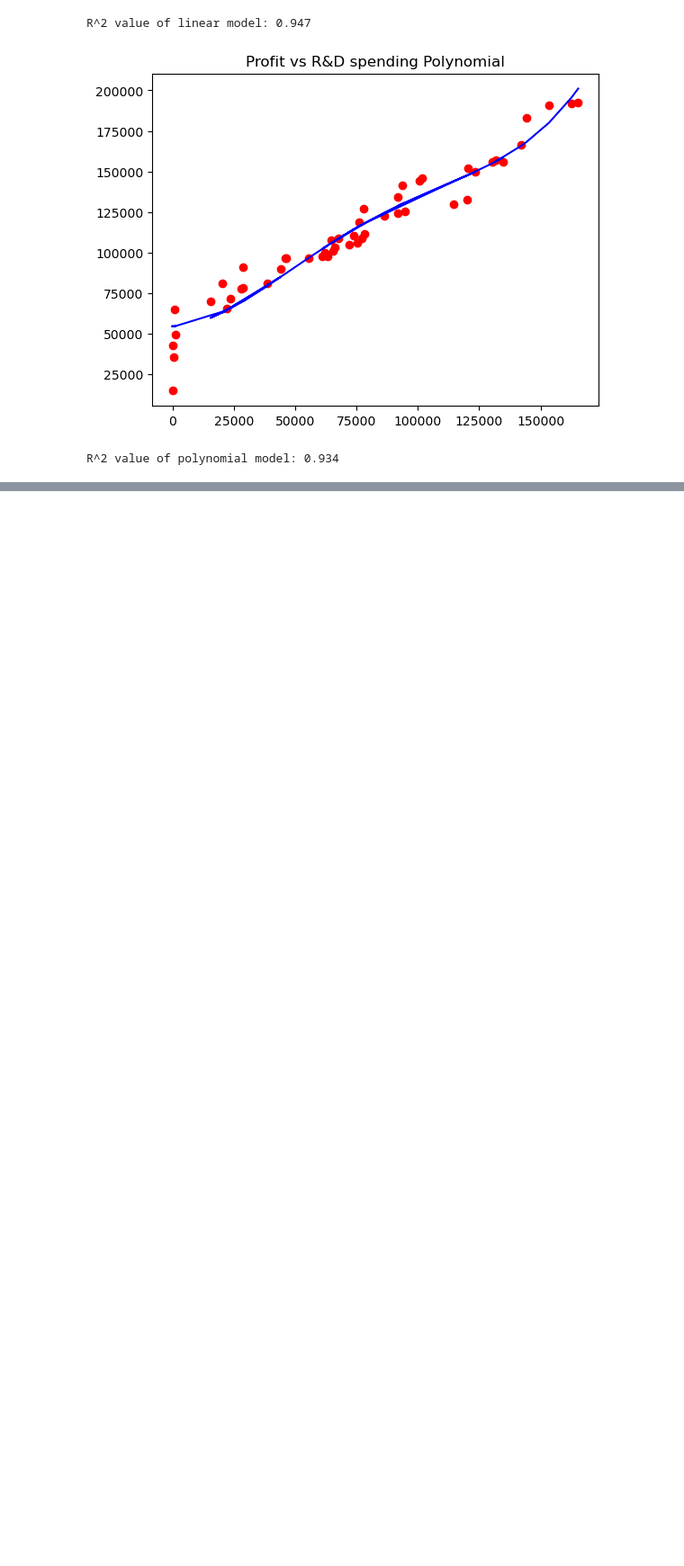
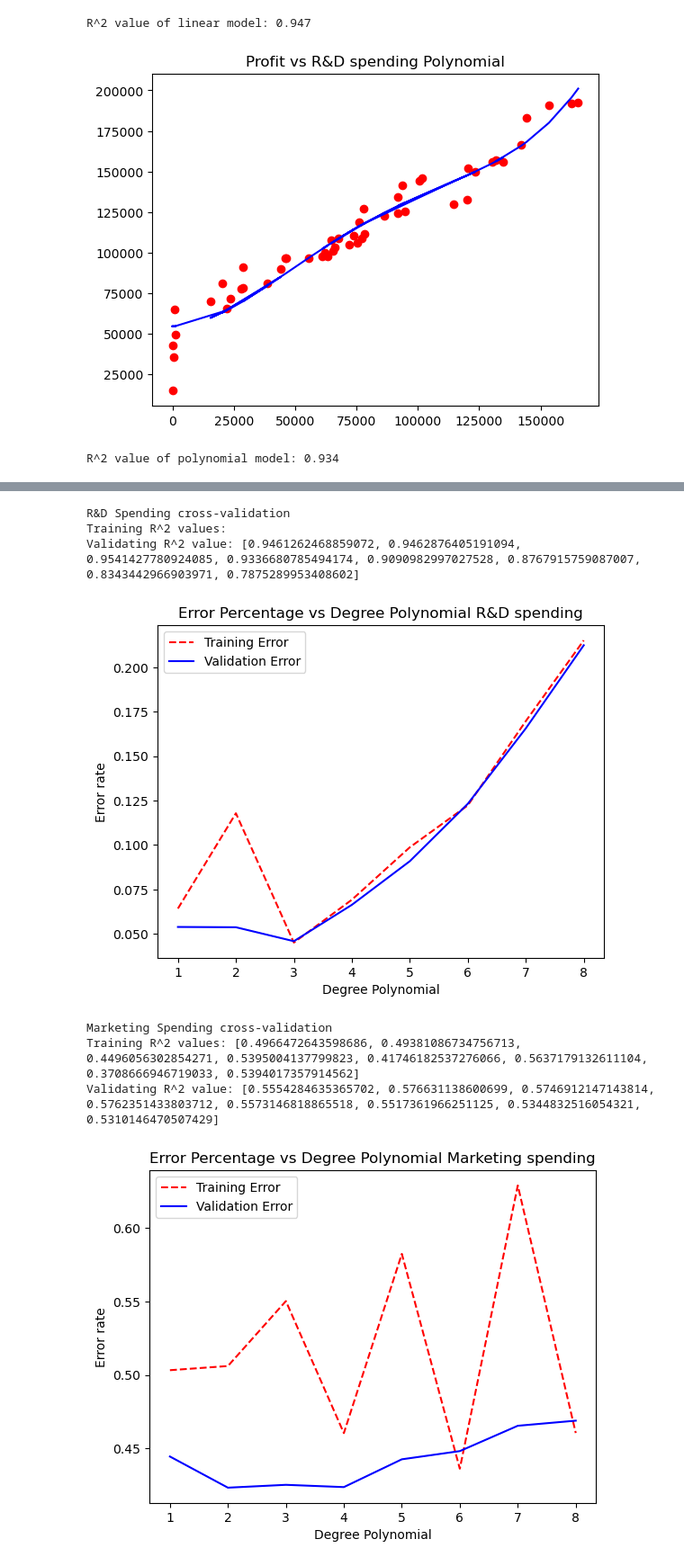
Before and after one commit to graemebeatie/cs4400_assignments, a Jupyter notebook: in_class_cross_validation.ipynb, the cells around one changed output, grey strips where cells are left out. Shown at 90% size. Drawn from its saved outputs; the diff is of its cells as text; code cells hidden in the pictures; blank space fills up the shorter version.

```diff
--- a/in_class_cross_validation.ipynb
+++ b/in_class_cross_validation.ipynb
@@ -188,0 +137,51 @@ print(test_scores)
+# %%
+# R&D spending polynomial regression
+X1 = transformed_df[['remainder__R&D Spend']]
+y1 = transformed_df[['remainder__Profit']]
+RD_df = pd.concat([X1,y1], axis=1)
+
+train_scores1, test_scores1 = k_fold_cross_validation(RD_df,5,9)
+print(f'R&D Spending cross-validation\nTraining R^2 values: ')
+print(f'Validating R^2 value: {test_scores1}')
+
+x = np.arange(1,9,1)
+train_err1 = 1 - np.array(train_scores1)
+test_err1 = 1 - np.array(test_scores1)
+
+plt.plot(x, train_err1, 'r--',label='Training Error')
+plt.plot(x, test_err1, 'b-',label='Validation Error')
+plt.title('Error Percentage vs Degree Polynomial R&D spending')
+plt.xlabel('Degree Polynomial')
+plt.ylabel('Error rate')
+plt.legend()
+plt.show()
+
+# Marketing polynomial Regression
+X2 = transformed_df[['remainder__Marketing Spend']]
+y2 = transformed_df[['remainder__Profit']]
+marketing_df = pd.concat([X2,y2], axis=1)
+# print(df)
+
+train_scores2, test_scores2 = k_fold_cross_validation(marketing_df,5, 9)
+print(f'Marketing Spending cross-validation\nTraining R^2 values: {train_scores2}')
+print(f'Validating R^2 value: {test_scores2}')
+
+train_err2 = 1 - np.array(train_scores2)
+test_err2 = 1 - np.array(test_scores2)
+
+plt.plot(x, train_err2, 'r--',label='Training Error')
+plt.plot(x, test_err2, 'b-',label='Validation Error')
+plt.title('Error Percentage vs Degree Polynomial Marketing spending')
+plt.xlabel('Degree Polynomial')
+plt.ylabel('Error rate')
+plt.legend()
+plt.show()
+# %% [output]
+R&D Spending cross-validation
+Training R^2 values:
+Validating R^2 value: [0.9461262468859072, 0.9462876405191094, 0.9541427780924085, 0.9336680785494174, 0.9090982997027528, 0.8767915759087007, 0.8343442966903971, 0.7875289953408602]
+[figure, added]
+Marketing Spending cross-validation
+Training R^2 values: [0.4966472643598686, 0.49381086734756713, 0.4496056302854271, 0.5395004137799823, 0.41746182537276066, 0.5637179132611104, 0.3708666946719033, 0.5394017357914562]
+Validating R^2 value: [0.5554284635365702, 0.576631138600699, 0.5746912147143814, 0.5762351433803712, 0.5573146818865518, 0.5517361966251125, 0.5344832516054321, 0.5310146470507429]
+[figure, added]
```
Also changed, not shown: parts of 14 cells of this notebook.
